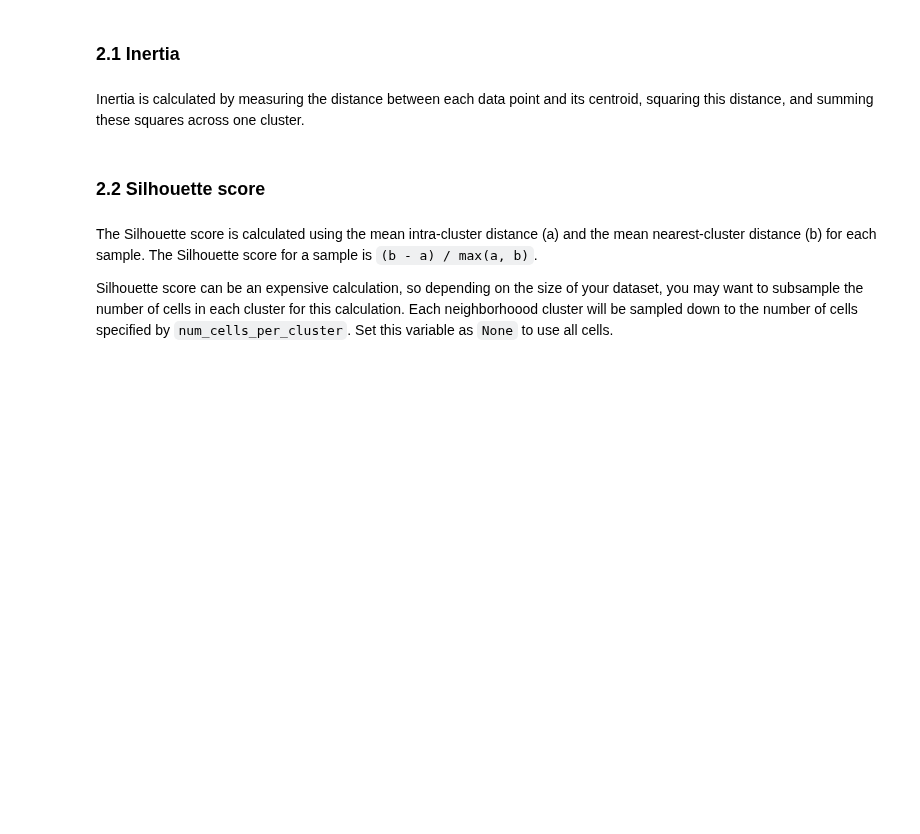
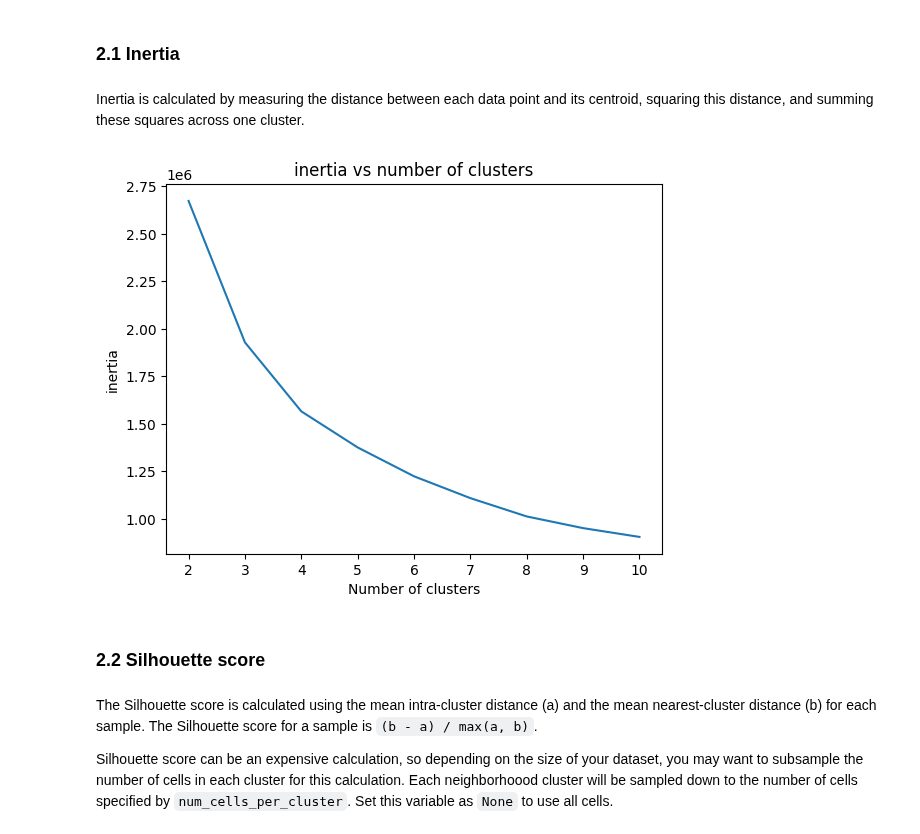
Before and after one commit to angelolab/ark-analysis, a Jupyter notebook: templates_ark/example_neighborhood_analysis_script.ipynb, the cells around one changed output. Saved outputs shown, nothing was run; the diff lists cells and outputs as text; code cells hidden in the pictures; blank space fills up the shorter version.

```diff
--- a/templates_ark/example_neighborhood_analysis_script.ipynb
+++ b/templates_ark/example_neighborhood_analysis_script.ipynb
@@ -42,7 +44,7 @@ io_utils.validate_paths([
 # %%
 # Read cell table, only fovs in the cell table will be included in the analysis
 all_data = pd.read_csv(cell_table_path)
-all_fovs = list(all_data[settings.FOV_ID].drop_duplicates().values)
+all_fovs = all_data[settings.FOV_ID].unique()
 
 # Load label maps from segmentation from which the distance matrix will be computed, change suffix if not "_feature_0.tif"
 label_maps = load_utils.load_imgs_from_dir(data_dir=seg_output, files=[x+"_feature_0.tiff" for x in all_fovs],
@@ -81,15 +83,18 @@ Use various metrics to determine the optimal k for k-means clustering. k's rangi
 # %%
-# The largest k that will be tested
+# The minimum and maximum k that will be tested
+min_k = 2
 max_k = 10
 # %% [markdown]
 ### 2.1 Inertia
 # %% [markdown]
 Inertia is calculated by measuring the distance between each data point and its centroid, squaring this distance, and summing these squares across one cluster.
 # %%
-neighbor_inertia = spatial_analysis.compute_cluster_metrics_inertia(input_features, max_k=max_k)
+neighbor_inertia = spatial_analysis.compute_cluster_metrics_inertia(input_features, min_k=min_k, max_k=max_k)
 
 # Use the elbow curve method to choose the optimal k
 visualize.visualize_neighbor_cluster_metrics(neighbor_inertia, metric_name="inertia")
+# %% [output]
+[figure, added]
 # %% [markdown]
 ### 2.2 Silhouette score
 # %% [markdown]
```
Also changed, not shown: parts of 4 cells of this notebook.
